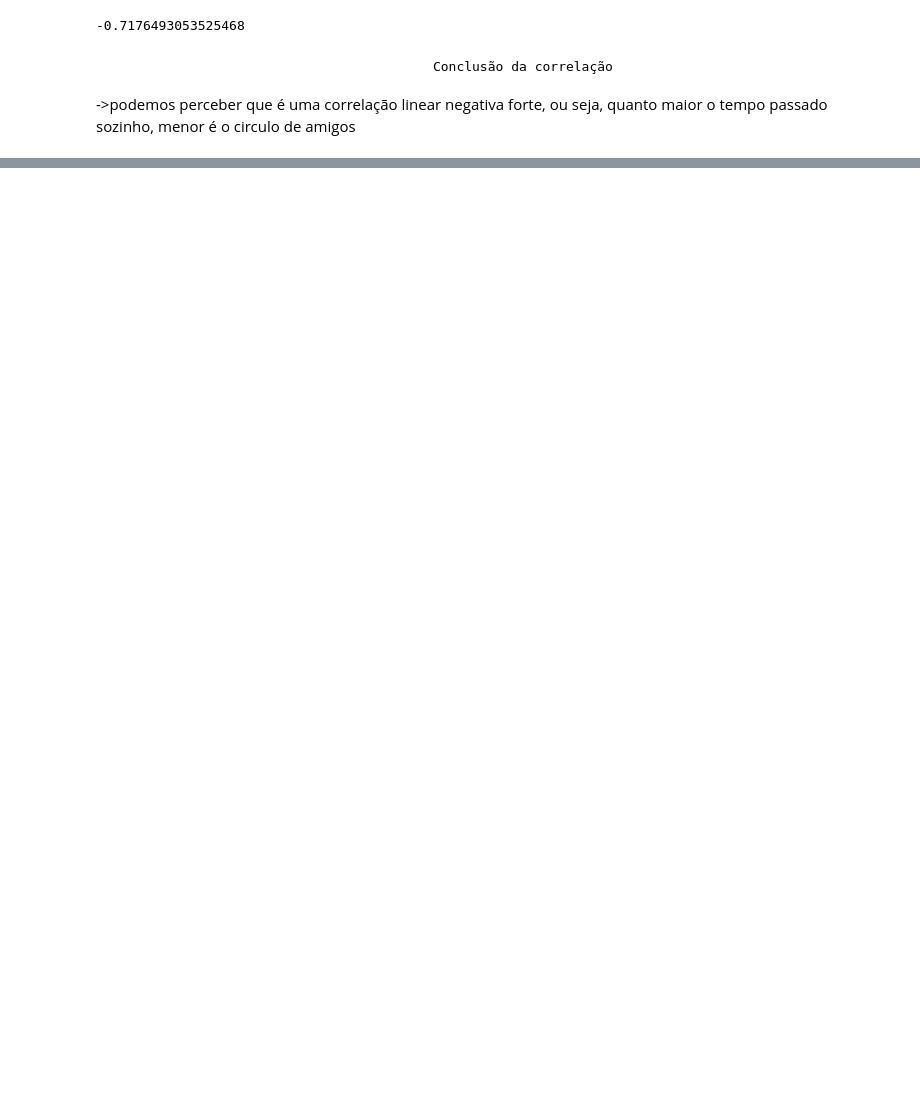
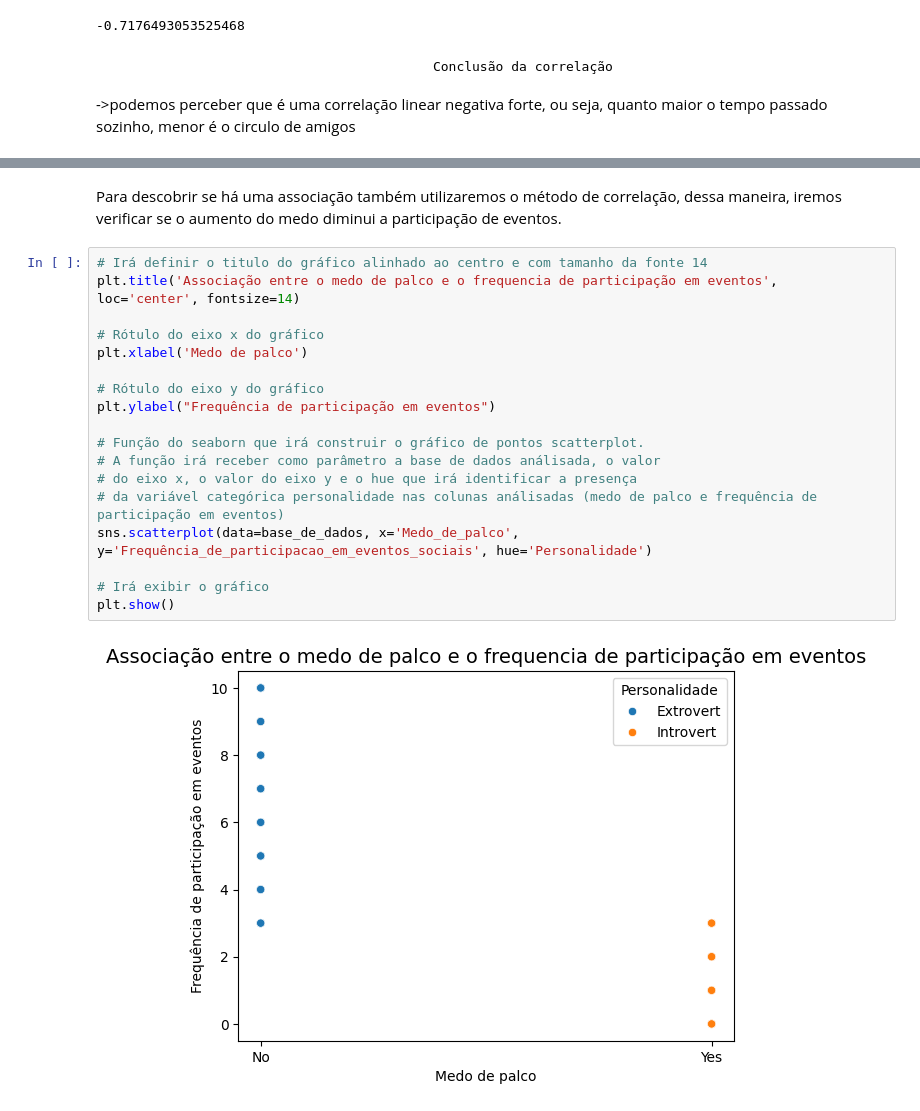
Before and after one commit to caikedomingues/An-lise-de-dados-sobre-comportamento-extrovertido-vs-introvertido, a Jupyter notebook: Analise.ipynb, the cells around one changed output, grey strips where cells are left out. Saved outputs shown, nothing was run; the diff lists cells and outputs as text; blank space fills up the shorter version.

Commit message:
Verificando se há uma associação entre o medo de palco e a frequência de participação em eventos sociais

```diff
--- a/Analise.ipynb
+++ b/Analise.ipynb
@@ -348,0 +381,23 @@ print(correlacao)
+# %% [markdown]
+Para descobrir se há uma associação também utilizaremos o método de correlação, dessa maneira, iremos verificar se o aumento do medo diminui
+a participação de eventos.
+# %%
+# Irá definir o titulo do gráfico alinhado ao centro e com tamanho da fonte 14
+plt.title('Associação entre o medo de palco e o frequencia de participação em eventos', loc='center', fontsize=14)
+
+# Rótulo do eixo x do gráfico
+plt.xlabel('Medo de palco')
+
+# Rótulo do eixo y do gráfico
+plt.ylabel("Frequência de participação em eventos")
+
+# Função do seaborn que irá construir o gráfico de pontos scatterplot.
+# A função irá receber como parâmetro a base de dados análisada, o valor
+# do eixo x, o valor do eixo y e o hue que irá identificar a presença
+# da variável categórica personalidade nas colunas análisadas (medo de palco e frequência de participação em eventos)
+sns.scatterplot(data=base_de_dados, x='Medo_de_palco', y='Frequência_de_participacao_em_eventos_sociais', hue='Personalidade')
+
+# Irá exibir o gráfico
+plt.show()
+# %% [output]
+[figure, added]
```
Also changed, not shown: parts of 5 cells of this notebook.
